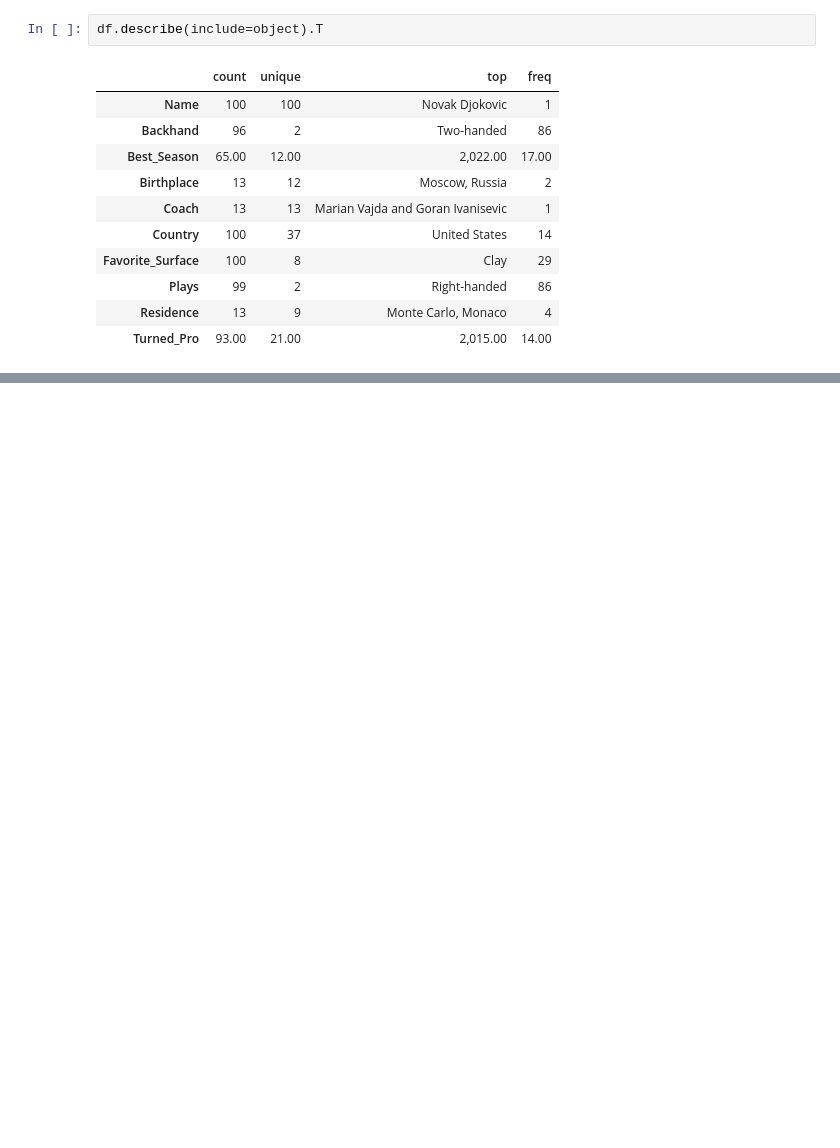
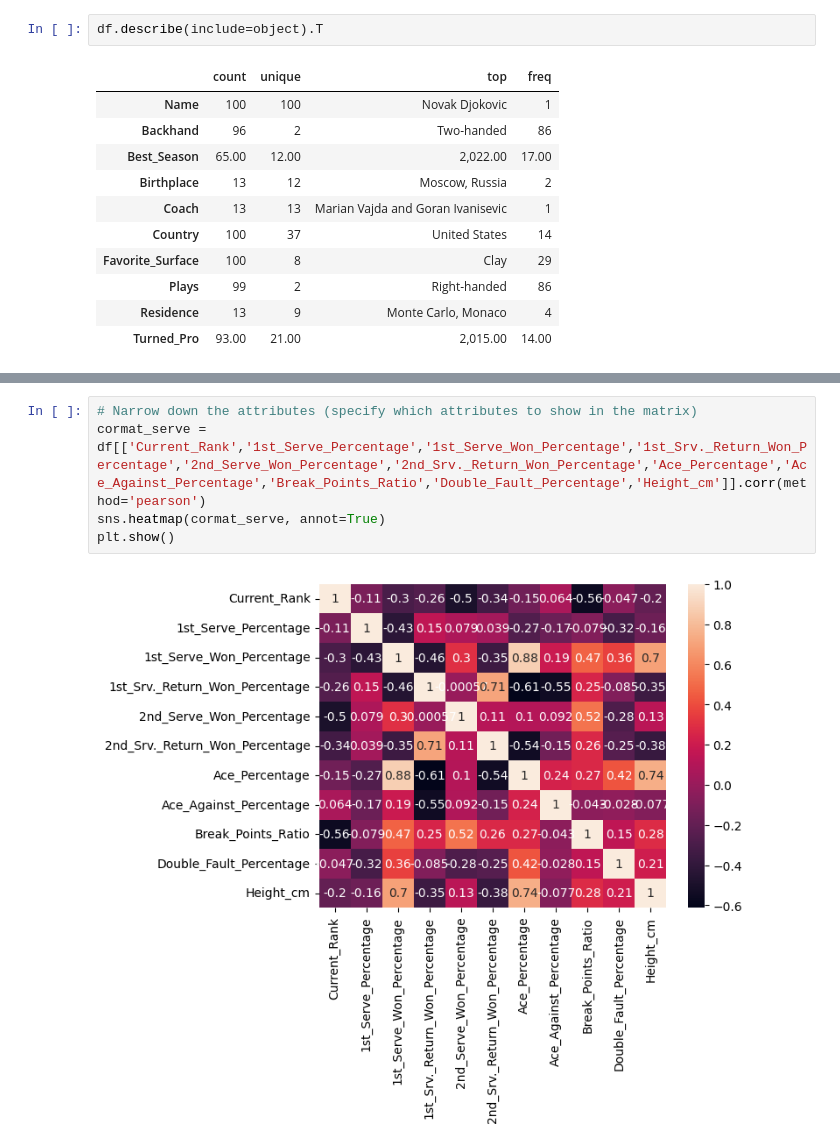
Before and after one commit to swb1113/ATP_data_analysis, a Jupyter notebook: ATP_players_analysis.ipynb, the cells around one changed output, grey strips where cells are left out. Saved outputs shown, nothing was run; the diff lists cells and outputs as text; blank space fills up the shorter version.

```diff
--- a/ATP_players_analysis.ipynb
+++ b/ATP_players_analysis.ipynb
@@ -112,0 +140,7 @@ df.describe(include=object).T
+# %%
+# Narrow down the attributes (specify which attributes to show in the matrix)
+cormat_serve = df[['Current_Rank','1st_Serve_Percentage','1st_Serve_Won_Percentage','1st_Srv._Return_Won_Percentage','2nd_Serve_Won_Percentage','2nd_Srv._Return_Won_Percentage','Ace_Percentage','Ace_Against_Percentage','Break_Points_Ratio','Double_Fault_Percentage','Height_cm']].corr(method='pearson')
+sns.heatmap(cormat_serve, annot=True)
+plt.show()
+# %% [output]
+[figure, added]
```
Also changed, not shown: parts of 12 cells of this notebook, 4 other files.
